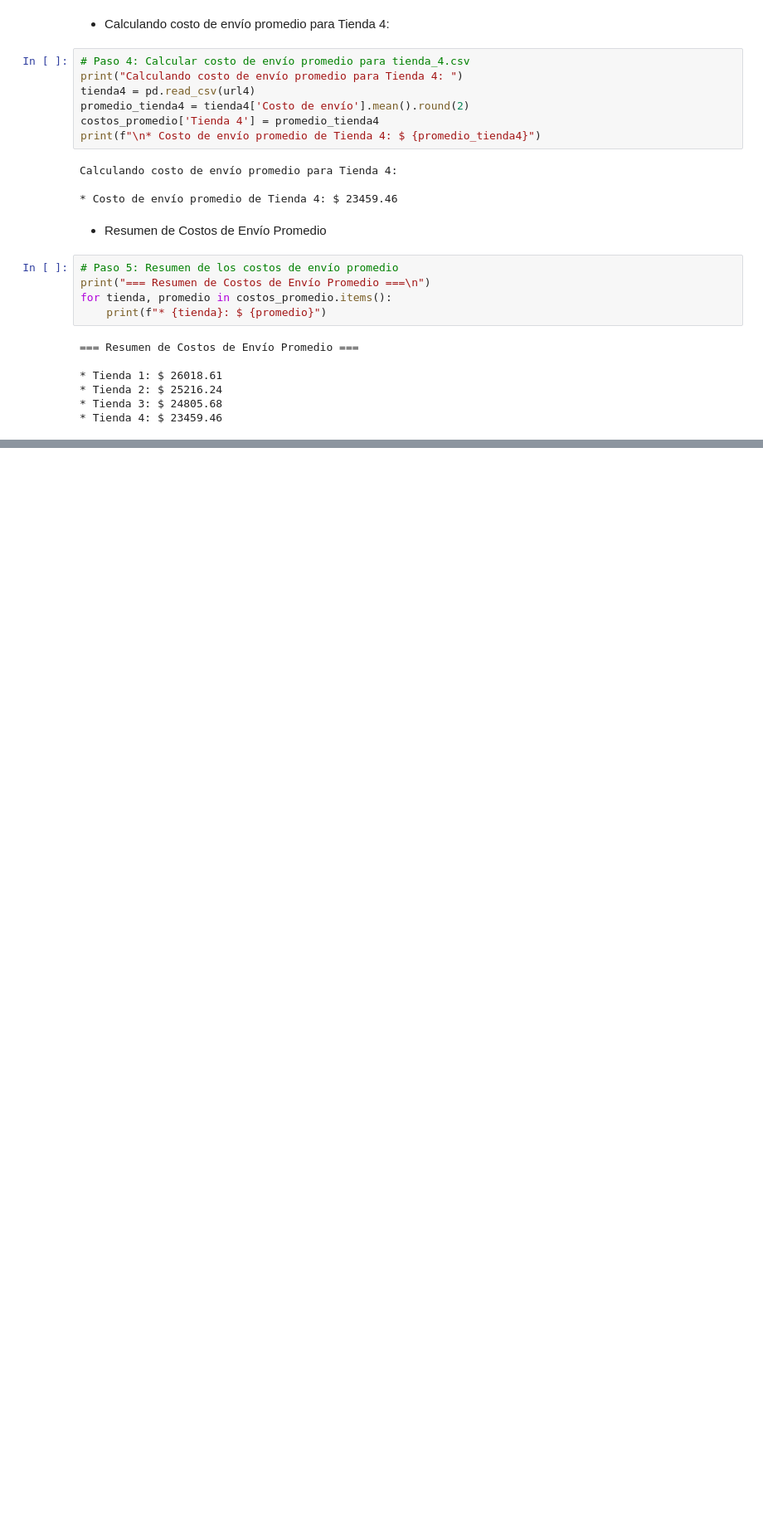
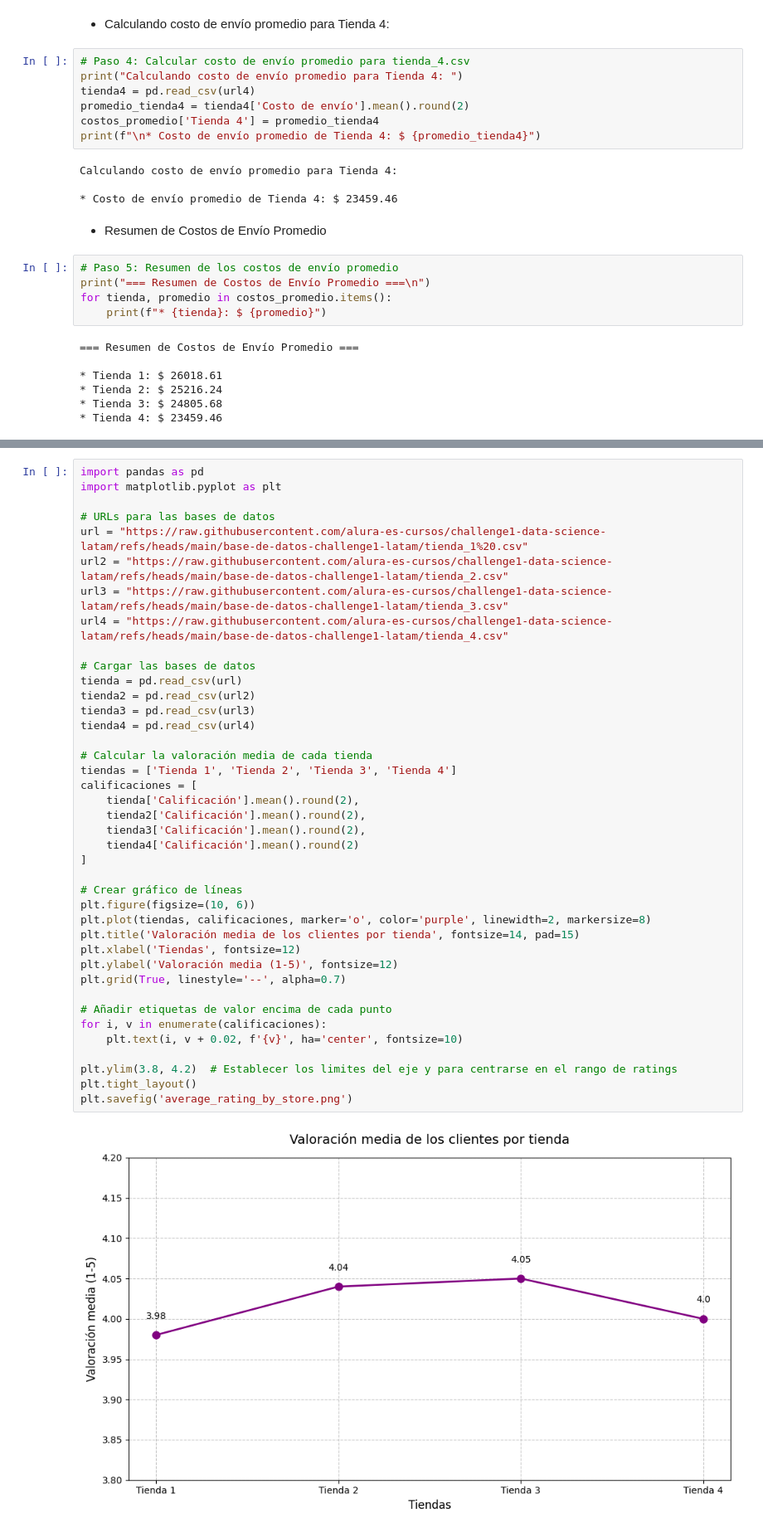
Before and after one commit to igafu053/Alura_Store_Latam, a Jupyter notebook: AluraStoreLatam.ipynb, the cells around one changed output, grey strips where cells are left out. Shown at 83% size. Cells and saved outputs as stored; diff of their text form; blank space fills up the shorter version.

```diff
--- a/AluraStoreLatam.ipynb
+++ b/AluraStoreLatam.ipynb
@@ -458,0 +555,42 @@ for tienda, promedio in costos_promedio.items():
+# %%
+import pandas as pd
+import matplotlib.pyplot as plt
+
+# URLs para las bases de datos
+url = "https://raw.githubusercontent.com/alura-es-cursos/challenge1-data-science-latam/refs/heads/main/base-de-datos-challenge1-latam/tienda_1%20.csv"
+url2 = "https://raw.githubusercontent.com/alura-es-cursos/challenge1-data-science-latam/refs/heads/main/base-de-datos-challenge1-latam/tienda_2.csv"
+url3 = "https://raw.githubusercontent.com/alura-es-cursos/challenge1-data-science-latam/refs/heads/main/base-de-datos-challenge1-latam/tienda_3.csv"
+url4 = "https://raw.githubusercontent.com/alura-es-cursos/challenge1-data-science-latam/refs/heads/main/base-de-datos-challenge1-latam/tienda_4.csv"
+
+# Cargar las bases de datos
+tienda = pd.read_csv(url)
+tienda2 = pd.read_csv(url2)
+tienda3 = pd.read_csv(url3)
+tienda4 = pd.read_csv(url4)
+
+# Calcular la valoración media de cada tienda
+tiendas = ['Tienda 1', 'Tienda 2', 'Tienda 3', 'Tienda 4']
+calificaciones = [
+    tienda['Calificación'].mean().round(2),
+    tienda2['Calificación'].mean().round(2),
+    tienda3['Calificación'].mean().round(2),
+    tienda4['Calificación'].mean().round(2)
+]
+
+# Crear gráfico de líneas
+plt.figure(figsize=(10, 6))
+plt.plot(tiendas, calificaciones, marker='o', color='purple', linewidth=2, markersize=8)
+plt.title('Valoración media de los clientes por tienda', fontsize=14, pad=15)
+plt.xlabel('Tiendas', fontsize=12)
+plt.ylabel('Valoración media (1-5)', fontsize=12)
+plt.grid(True, linestyle='--', alpha=0.7)
+
+# Añadir etiquetas de valor encima de cada punto
+for i, v in enumerate(calificaciones):
+    plt.text(i, v + 0.02, f'{v}', ha='center', fontsize=10)
+
+plt.ylim(3.8, 4.2)  # Establecer los limites del eje y para centrarse en el rango de ratings
+plt.tight_layout()
+plt.savefig('average_rating_by_store.png')
+# %% [output]
+[figure, added]
```
Also changed, not shown: parts of 10 cells of this notebook.
